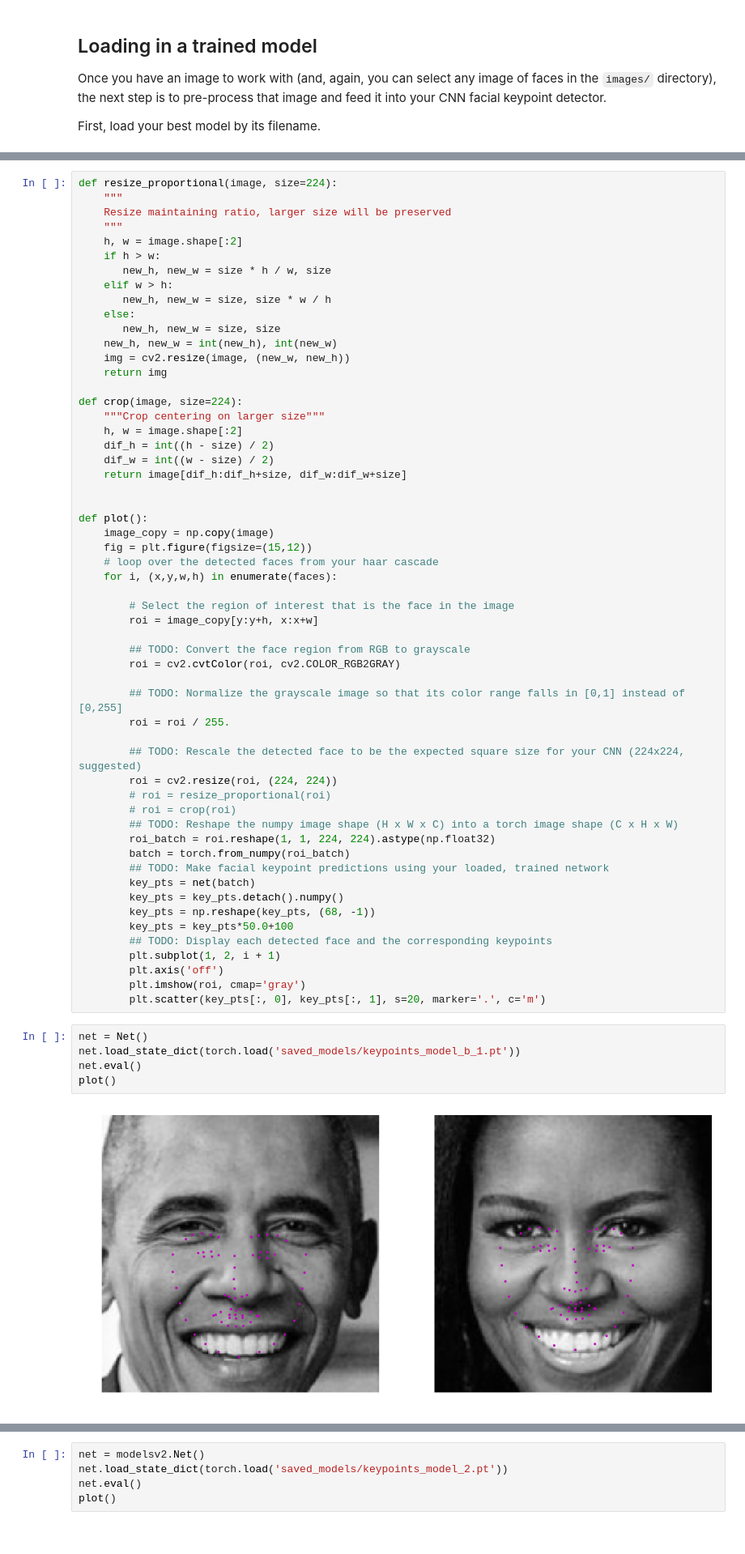
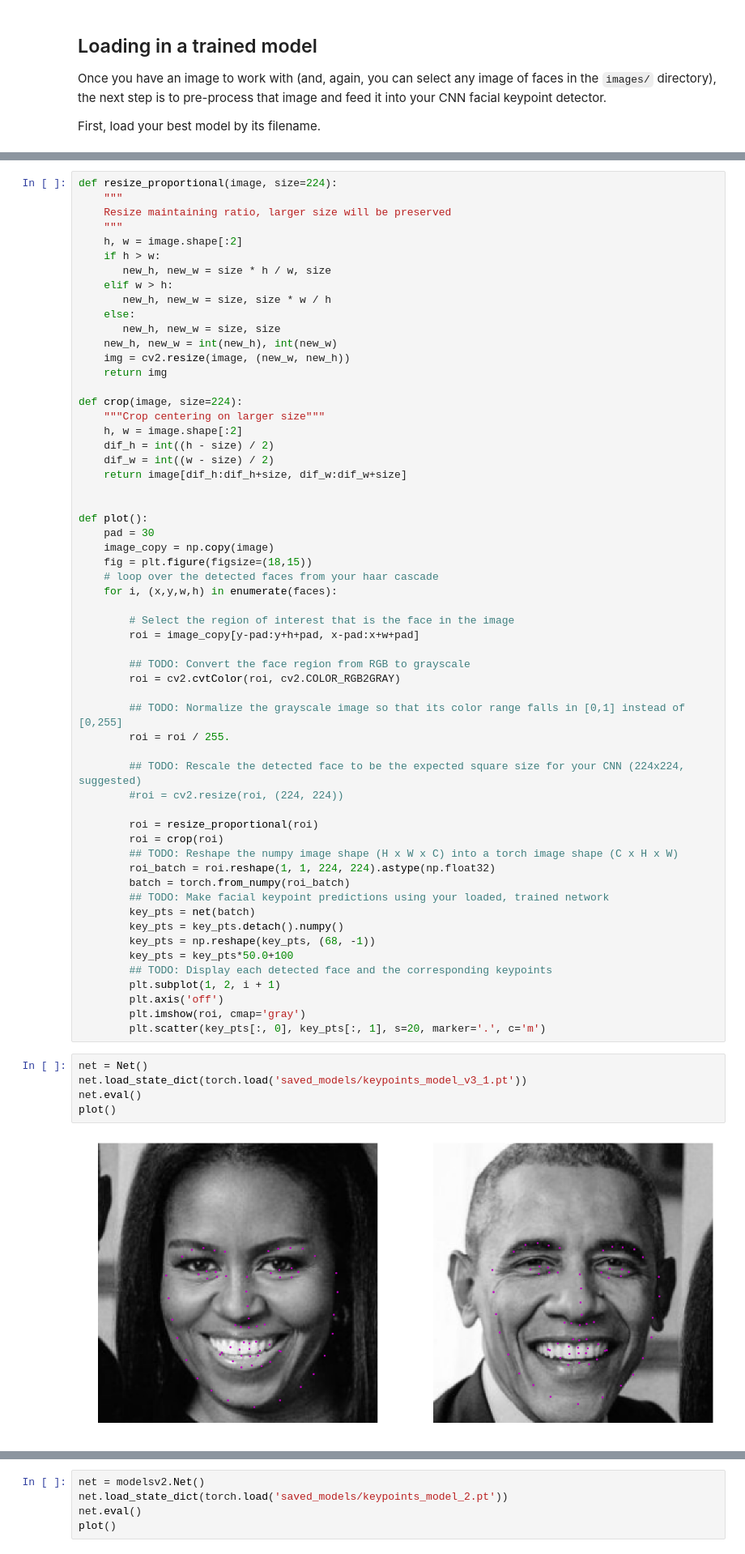
Before and after one commit to IvanBrasilico/P1_Facial_Keypoints, a Jupyter notebook: 3. Facial Keypoint Detection, Complete Pipeline.ipynb, the cells around one changed output, grey strips where cells are left out. Shown at 81% size. Cells and saved outputs as stored; diff of their text form.

```diff
--- a/3. Facial Keypoint Detection, Complete Pipeline.ipynb
+++ b/3. Facial Keypoint Detection, Complete Pipeline.ipynb
@@ -135,13 +135,14 @@ def crop(image, size=224):
 
 
 def plot():
+    pad = 30
     image_copy = np.copy(image)
-    fig = plt.figure(figsize=(15,12))
+    fig = plt.figure(figsize=(18,15))
     # loop over the detected faces from your haar cascade
     for i, (x,y,w,h) in enumerate(faces):
 
         # Select the region of interest that is the face in the image
-        roi = image_copy[y:y+h, x:x+w]
+        roi = image_copy[y-pad:y+h+pad, x-pad:x+w+pad]
 
         ## TODO: Convert the face region from RGB to grayscale
         roi = cv2.cvtColor(roi, cv2.COLOR_RGB2GRAY)
@@ -150,9 +151,10 @@ def plot():
         roi = roi / 255.
 
         ## TODO: Rescale the detected face to be the expected square size for your CNN (224x224, suggested)
-        roi = cv2.resize(roi, (224, 224))
-        # roi = resize_proportional(roi)
-        # roi = crop(roi)
+        #roi = cv2.resize(roi, (224, 224))
+
+        roi = resize_proportional(roi)
+        roi = crop(roi)
         ## TODO: Reshape the numpy image shape (H x W x C) into a torch image shape (C x H x W)
         roi_batch = roi.reshape(1, 1, 224, 224).astype(np.float32)
         batch = torch.from_numpy(roi_batch)
@@ -168,9 +170,9 @@ def plot():
         plt.scatter(key_pts[:, 0], key_pts[:, 1], s=20, marker='.', c='m')
 # %%
 net = Net()
-net.load_state_dict(torch.load('saved_models/keypoints_model_b_1.pt'))
+net.load_state_dict(torch.load('saved_models/keypoints_model_v3_1.pt'))
 net.eval()
 plot()
 # %% [output]
-[figure, old version]
+[figure, new version]
 # %%
```
Also changed, not shown: parts of 3 cells of this notebook, 7 other files.
